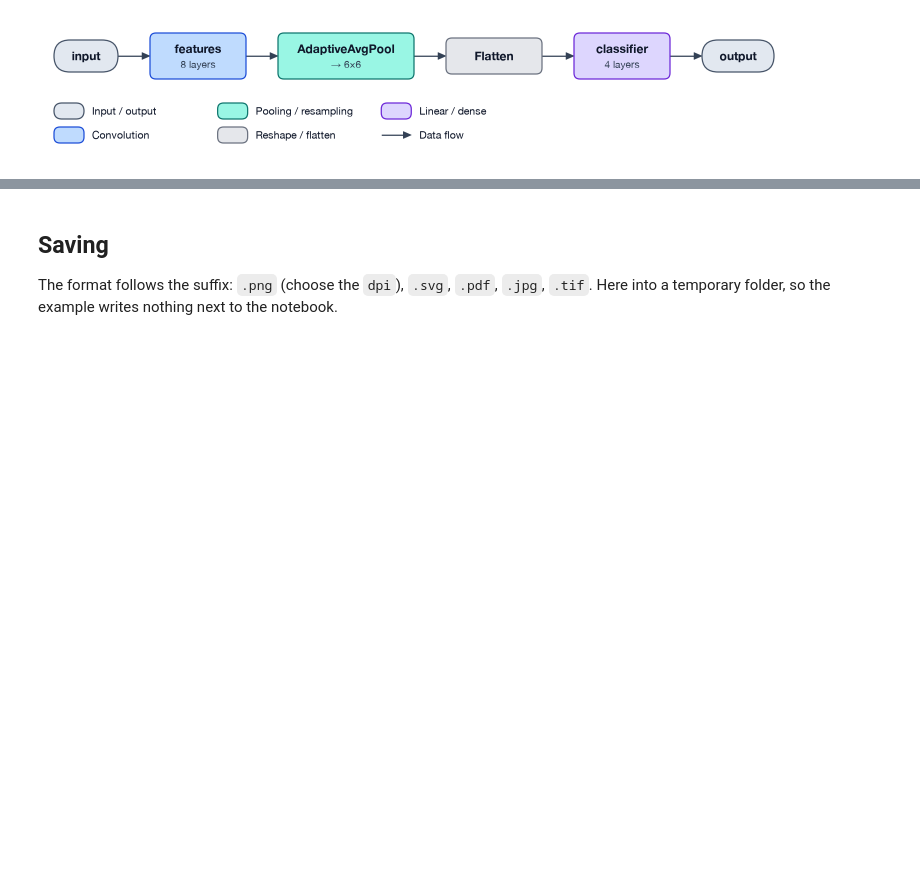
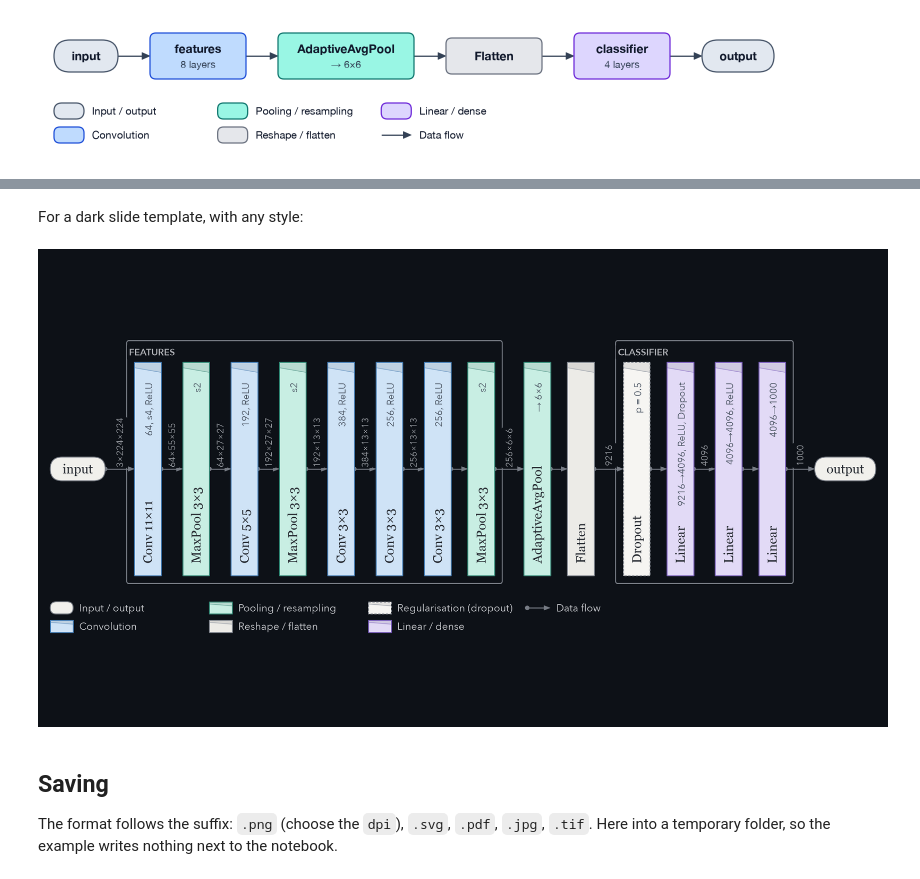
Before and after one commit to AndreiUtina/TensorGami, a Jupyter notebook: examples/alexnet.ipynb, the cells around one changed output, grey strips where cells are left out. Saved outputs shown, nothing was run; the diff lists cells and outputs as text; code cells hidden in the pictures; blank space fills up the shorter version.

```diff
--- a/examples/alexnet.ipynb
+++ b/examples/alexnet.ipynb
@@ -72,3 +87,9 @@ tg.draw(model, x, level="stages", wrap_width=None, shapes_on_edges=False)
+# %% [markdown]
+For a dark slide template, with any style:
+# %%
+tg.draw(model, x, fit="slide", style="origami", variant="dark")
+# %% [output]
+[figure, added]
 # %% [markdown]
 ## Saving
 
```
Also changed, not shown: parts of 2 cells of this notebook, 17 other files.
